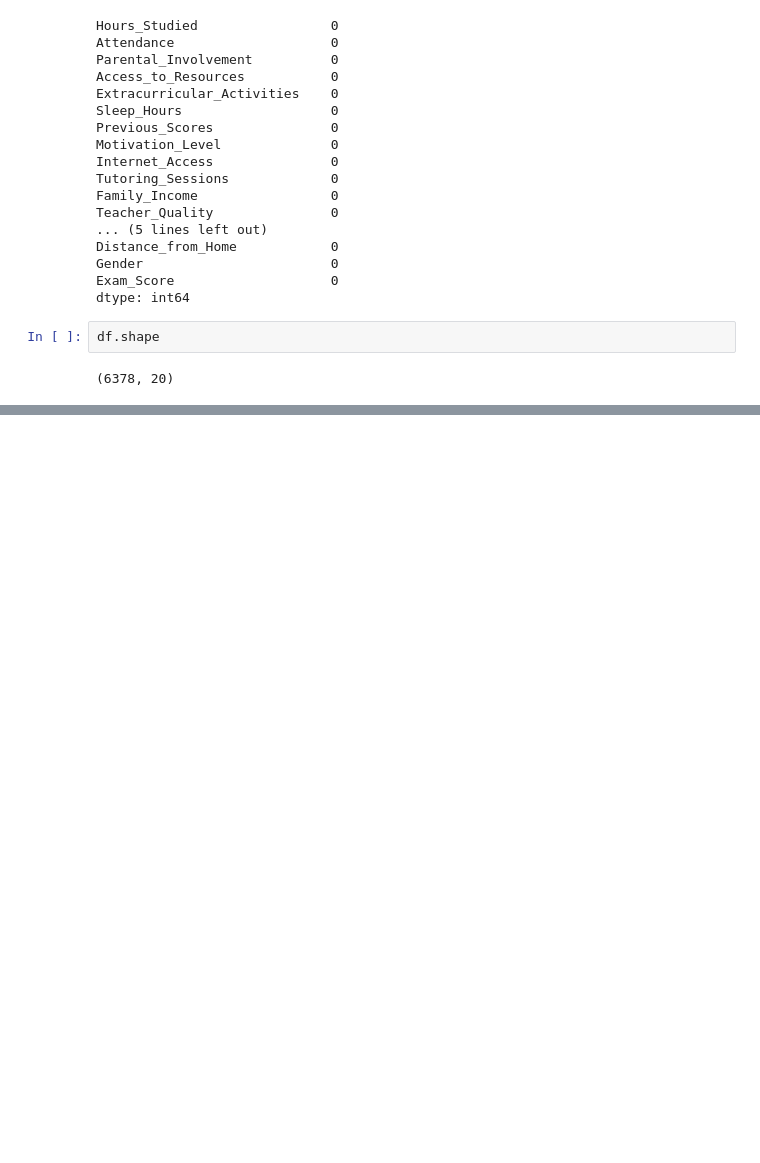
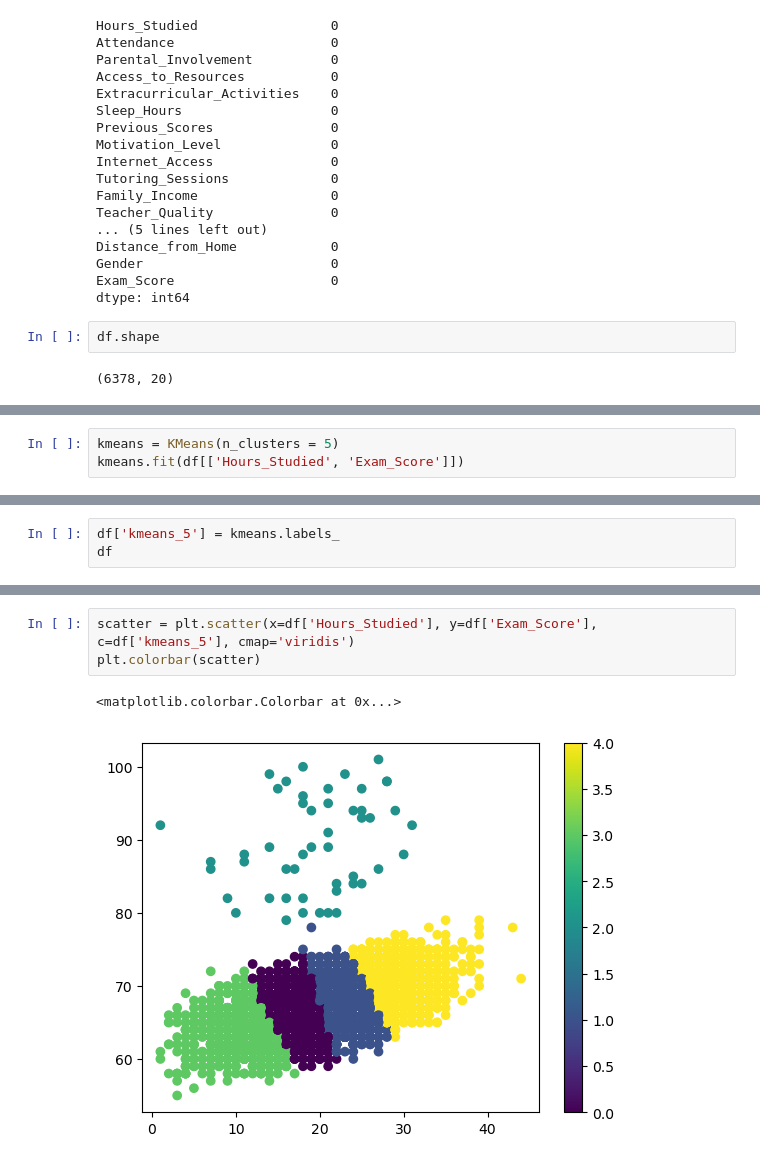
Before and after one commit to RafaelAngeloChristianto/Student-Performance-Prediction-And-Recommender, a Jupyter notebook: main.ipynb, the cells around one changed output, grey strips where cells are left out. Cells and saved outputs as stored; diff of their text form; blank space fills up the shorter version.

```diff
--- a/main.ipynb
+++ b/main.ipynb
@@ -82,0 +167,3 @@ for column in df.c:
+# %%
+kmeans = KMeans(n_clusters = 5)
+kmeans.fit(df[['Hours_Studied', 'Exam_Score']])
@@ -82,0 +172,3 @@ for column in df.c:
+# %%
+df['kmeans_5'] = kmeans.labels_
+df
@@ -82,0 +190,6 @@ for column in df.c:
+# %%
+scatter = plt.scatter(x=df['Hours_Studied'], y=df['Exam_Score'], c=df['kmeans_5'], cmap='viridis')
+plt.colorbar(scatter)
+# %% [output]
+<matplotlib.colorbar.Colorbar at 0x...>
+[figure, added]
```
Also changed, not shown: parts of 15 cells of this notebook.
